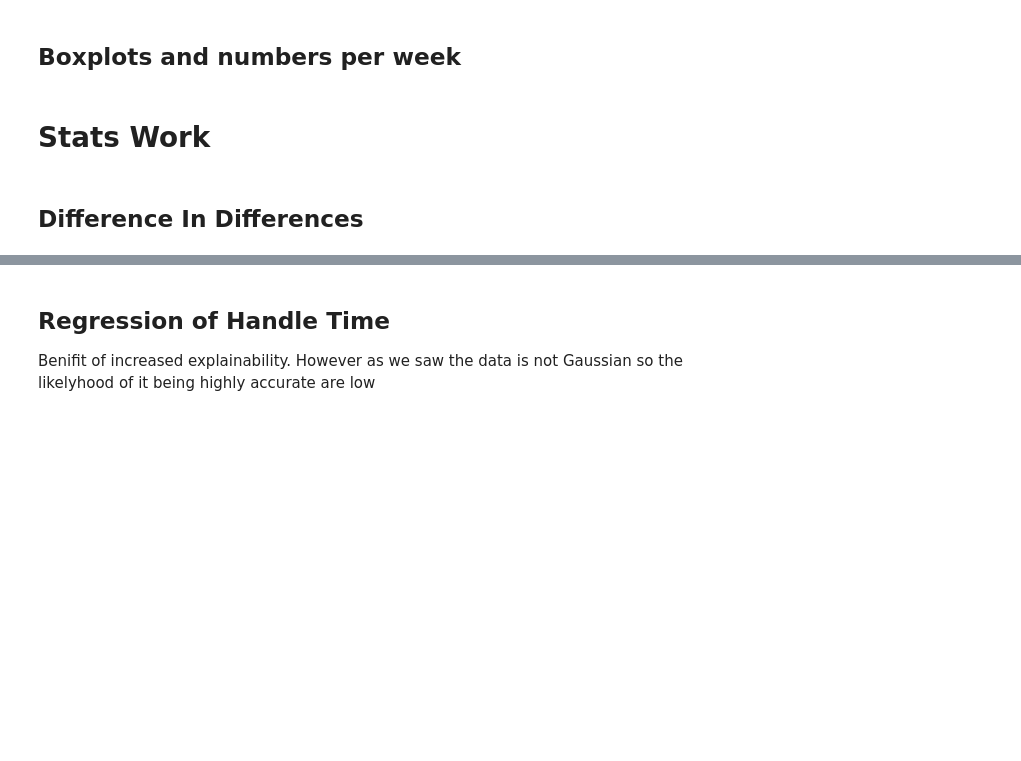
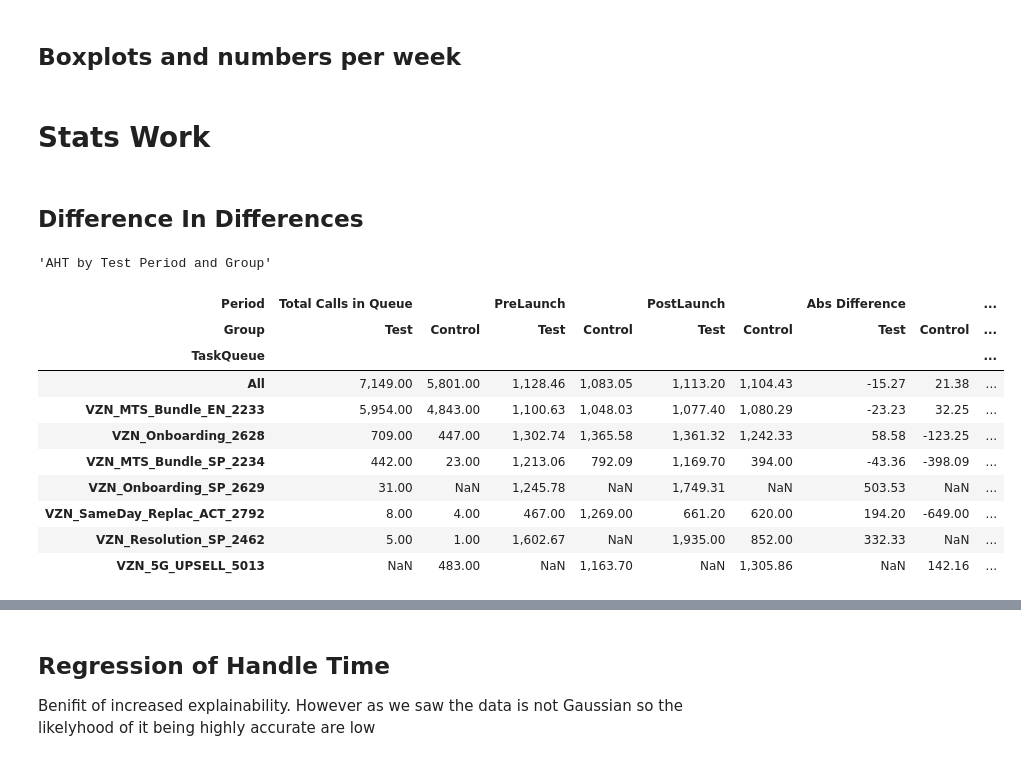
Before and after one commit to Austen-Moore94/Expert-Assist-Pilot, a Jupyter notebook: AdHocs/2. AHT And Sales Testing/Test.ipynb, the cells around one changed output, grey strips where cells are left out. Saved outputs shown, nothing was run; the diff lists cells and outputs as text; code cells hidden in the pictures; blank space fills up the shorter version.

```diff
--- a/AdHocs/2. AHT And Sales Testing/Test.ipynb
+++ b/AdHocs/2. AHT And Sales Testing/Test.ipynb
@@ -29,10 +29,14 @@ def timestamp():
 def add_conditionals(df):
     df['Date']=pd.to_datetime(df['Date'])
     df['TestGroup'] = (df['Employee'].isin((
-        '364717','426097','547655','552121','554487','575731'
-        '569375','572247','572815','572909','573190','580895'
-        '573192','573276','573573','573585','575996','580911'
-        '576565','576911','579162','581139','581275','581015'))).astype(int)
+        '364717','426097','547655','552121',
+        '554487','569375','572247','572815',
+        '572909','573190','573192','573276',
+        '573573','573585','575731','575996',
+        '576565','576911','577073','577246',
+        '579162','580895','580911','581015',
+        '581139','581145','581275'
+        ))).astype(int)
     df['AfterExpertAssistLaunch']=(df['Date']>=datetime(2023,9,25)).astype(int)
     df['ExpertAssistOnForThisUser'] = df['AfterExpertAssistLaunch']*df['TestGroup']
     df['Day'] = df['Date'].dt.weekday
@@ -45,26 +49,12 @@ def add_conditionals(df):
     for queue in df['TaskQueue'].unique():
         df[queue] = (df['TaskQueue']==queue).astype(int)
     df['HandleTimeZ']=(df['HandleTime']-df['HandleTime'].mean())/df['HandleTime'].std()
-    df['Log(HandleTime)']=np.log(df['HandleTime'].replace(0,1))
+    df['Log(HandleTime)']=np.log(df['HandleTime'].replace(0,df[df['HandleTime']>0]['HandleTime'].min()))
     df['Log(HandleTime)Z']=(df['Log(HandleTime)']-df['Log(HandleTime)'].mean())/df['Log(HandleTime)'].std()
     df['Constant'] =1
     return df
-
-PILOT_EXPERTS = """
-    '293932','321930','364717','393198','426097',
-    '536491','538855','547381','547655','548026',
-    '548646','549667','550446','552121','552402',
-    '554243','554487','561761','567519','567620',
-    '568127','568568','568651','569153','569375',
-    '569498','570227','572247','572815','572909',
-    '573190','573192','573276','573573','573585',
-    '574166','575731','575996','576565','576601',
-    '576911','577073','577246','578299','579162',
-    '579630','580895','580911','581015','581139',
-    '581145','581275','581396','581694'
-    """
 # %%
-dfp = run_query(file_to_string('AHT And Sales.SQL').replace('$pilot_experts$', PILOT_EXPERTS ))
+dfp = run_query(file_to_string('AHT And Sales.SQL'))
 dfp.describe()
 dfp.head()
 dfp
@@ -112,27 +132,40 @@ del df
 # %%
 df = dfp.copy()
 df.head()
+# df=df[df['TaskQueue'].isin(['VZN_MTS_Bundle_EN_2233','VZN_Onboarding_2628'])]
+
 df = add_conditionals(df)
+df=df[df['Date']<=datetime(2023,10,15)]
 df['Group'] = np.where(df['TestGroup'],'Test','Control')
 df['Period']=np.where(df['AfterExpertAssistLaunch'],'PostLaunch','PreLaunch')
 
-pivot = pd.pivot_table(df,columns=['AfterExpertAssistLaunch','TestGroup'],index='TaskQueue',values='HandleTime',margins=True)
-display(pivot.sort_index())
-del pivot
-
 pivot = pd.pivot_table(df,columns=['Period','Group'],index='TaskQueue',values='HandleTime',margins=True)
+# pivot = pivot.replace(np.nan,0)
 for col in pivot['PostLaunch'].columns:
-        pivot['% Difference',col]=((pivot['PostLaunch',col]/pivot['PreLaunch',col])-1)
+        # pivot['% Difference',col]=((pivot['PostLaunch',col]/pivot['PreLaunch',col])-1)
         pivot['Abs Difference',col]=((pivot['PostLaunch',col]-pivot['PreLaunch',col]))
         pivot['Total Calls in Queue',col]=df[df['Group']==col]['TaskQueue'].value_counts()
         pivot.loc['All']['Total Calls in Queue',col]=pivot['Total Calls in Queue',col].sum()
-pivot['% Difference','B/-(W) Than Control']=pivot['% Difference','Control']-pivot['% Difference','Test']
+# pivot['% Difference','B/-(W) Than Control']=pivot['% Difference','Control']-pivot['% Difference','Test']
 pivot['Abs Difference','B/-(W) Than Control']=pivot['Abs Difference','Control']-pivot['Abs Difference','Test']
 
 pivot = pivot.sort_values(by=[('Total Calls in Queue','Test')],axis=0,ascending=False)
 pivot = pivot.sort_index(axis=1,ascending=False)
 del pivot['All']
 
 display("AHT by Test Period and Group",pivot)
 # pivot.to_excel('AHT.xlsx')
 del pivot, df, col
+# %% [output]
+'AHT by Test Period and Group'
+| Period | Total Calls in Queue |  | PreLaunch |  | PostLaunch |  | Abs Difference |  | ... |
+| Group | Test | Control | Test | Control | Test | Control | Test | Control | ... |
+| TaskQueue |  |  |  |  |  |  |  |  | ... |
+| All | 7,149.00 | 5,801.00 | 1,128.46 | 1,083.05 | 1,113.20 | 1,104.43 | -15.27 | 21.38 | ... |
+| VZN_MTS_Bundle_EN_2233 | 5,954.00 | 4,843.00 | 1,100.63 | 1,048.03 | 1,077.40 | 1,080.29 | -23.23 | 32.25 | ... |
+| VZN_Onboarding_2628 | 709.00 | 447.00 | 1,302.74 | 1,365.58 | 1,361.32 | 1,242.33 | 58.58 | -123.25 | ... |
+| VZN_MTS_Bundle_SP_2234 | 442.00 | 23.00 | 1,213.06 | 792.09 | 1,169.70 | 394.00 | -43.36 | -398.09 | ... |
+| VZN_Onboarding_SP_2629 | 31.00 | NaN | 1,245.78 | NaN | 1,749.31 | NaN | 503.53 | NaN | ... |
+| VZN_SameDay_Replac_ACT_2792 | 8.00 | 4.00 | 467.00 | 1,269.00 | 661.20 | 620.00 | 194.20 | -649.00 | ... |
+| VZN_Resolution_SP_2462 | 5.00 | 1.00 | 1,602.67 | NaN | 1,935.00 | 852.00 | 332.33 | NaN | ... |
+| VZN_5G_UPSELL_5013 | NaN | 483.00 | NaN | 1,163.70 | NaN | 1,305.86 | NaN | 142.16 | ... |
```
Also changed, not shown: parts of 6 cells of this notebook, 3 other files.
